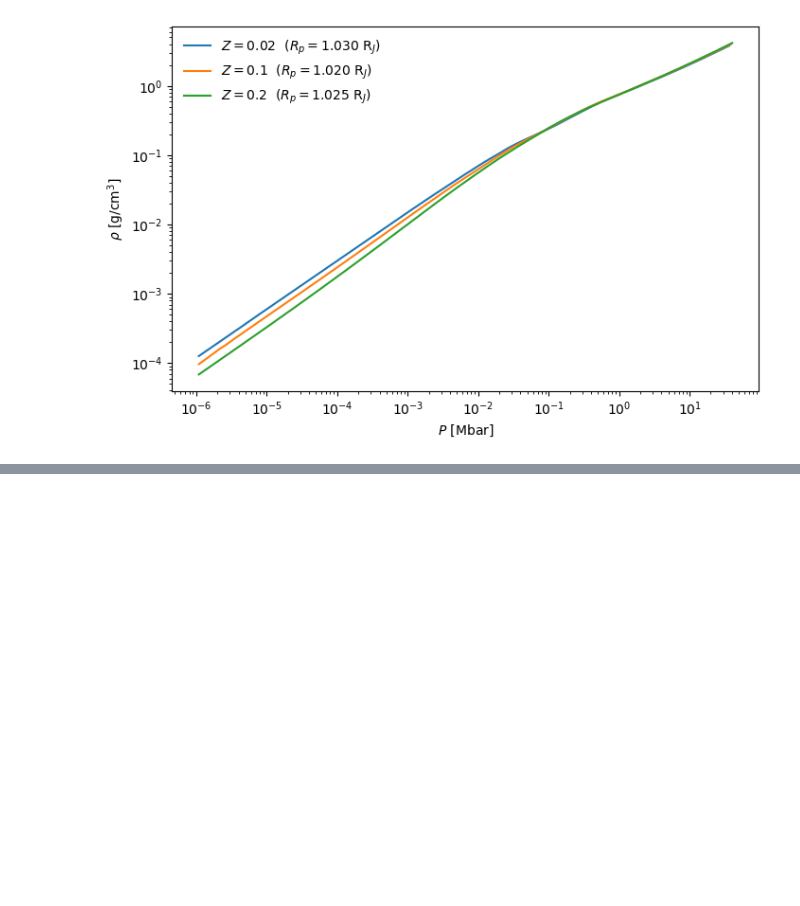
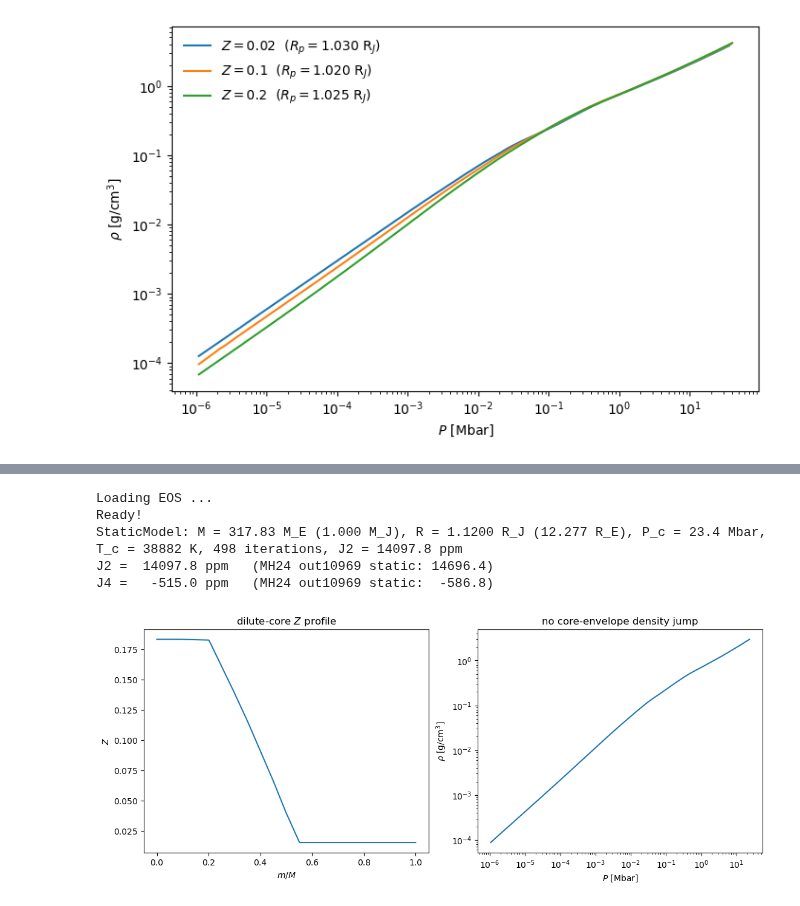
Before and after one commit to robtejada/orchard-public, a Jupyter notebook: tutorial_static_structures.ipynb, the cells around one changed output, grey strips where cells are left out. Cells and saved outputs as stored; diff of their text form; code cells hidden in the pictures; blank space fills up the shorter version.

```diff
--- a/tutorial_static_structures.ipynb
+++ b/tutorial_static_structures.ipynb
@@ -198,0 +153,31 @@ The familiar flat top of the giant-planet M-R relation emerges already in these
+# %%
+# Z(m) breakpoints read off the MH24 dilute-core model out10969
+mh24_coords = [0.0, 0.10, 0.20, 0.30, 0.35, 0.40, 0.45, 0.50, 0.55, 0.60, 0.70, 0.85, 1.0]
+mh24_z      = [0.1831, 0.1831, 0.1825, 0.1383, 0.1152, 0.0905, 0.0657,
+               0.0392, 0.0156, 0.0156, 0.0156, 0.0156, 0.0156]
+
+fuzzy = build(M_MJup=1.0, S=7.0, Y=0.277, Z=0.0156,
+              mass_core=0.0, mass_core_fe=0.0,          # coreless: all Z is dilute
+              z_profile=(mh24_coords, mh24_z),
+              rotation=True, tof=True, period=35730, c_moi=0.26393)
+print(fuzzy)
+print(f"J2 = {fuzzy.j2_ppm:8.1f} ppm   (MH24 out10969 static: 14696.4)")
+print(f"J4 = {fuzzy.j4_ppm:8.1f} ppm   (MH24 out10969 static:  -586.8)")
+
+fig, (ax1, ax2) = plt.subplots(1, 2, figsize=(11, 4.5), constrained_layout=True)
+m_norm = fuzzy.m_b[:-1] / fuzzy.m_b[0]
+ax1.plot(m_norm, fuzzy.Z)
+ax1.set_xlabel(r'$m/M$'); ax1.set_ylabel(r'$Z$')
+ax1.set_title('dilute-core $Z$ profile')
+ax2.plot(fuzzy.p * 1e-12, fuzzy.rho)
+ax2.set_xscale('log'); ax2.set_yscale('log')
+ax2.set_xlabel(r'$P$ [Mbar]'); ax2.set_ylabel(r'$\rho$ [g/cm$^3$]')
+ax2.set_title('no core-envelope density jump')
+plt.show()
+# %% [output]
+Loading EOS ...
+Ready!
+StaticModel: M = 317.83 M_E (1.000 M_J), R = 1.1200 R_J (12.277 R_E), P_c = 23.4 Mbar, T_c = 38882 K, 498 iterations, J2 = 14097.8 ppm
+J2 =  14097.8 ppm   (MH24 out10969 static: 14696.4)
+J4 =   -515.0 ppm   (MH24 out10969 static:  -586.8)
+[figure, added]
```
Also changed, not shown: parts of 17 cells of this notebook, 10 other files.
